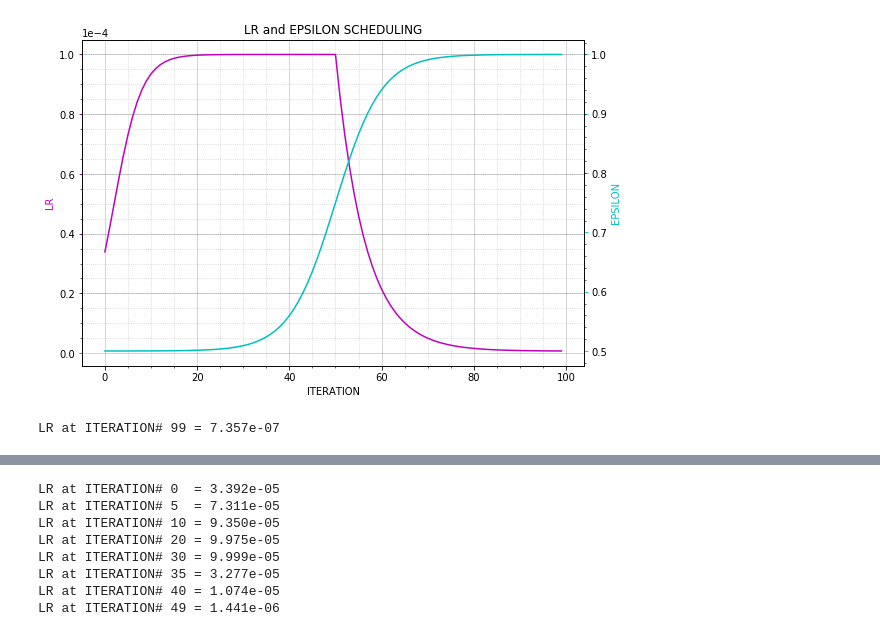
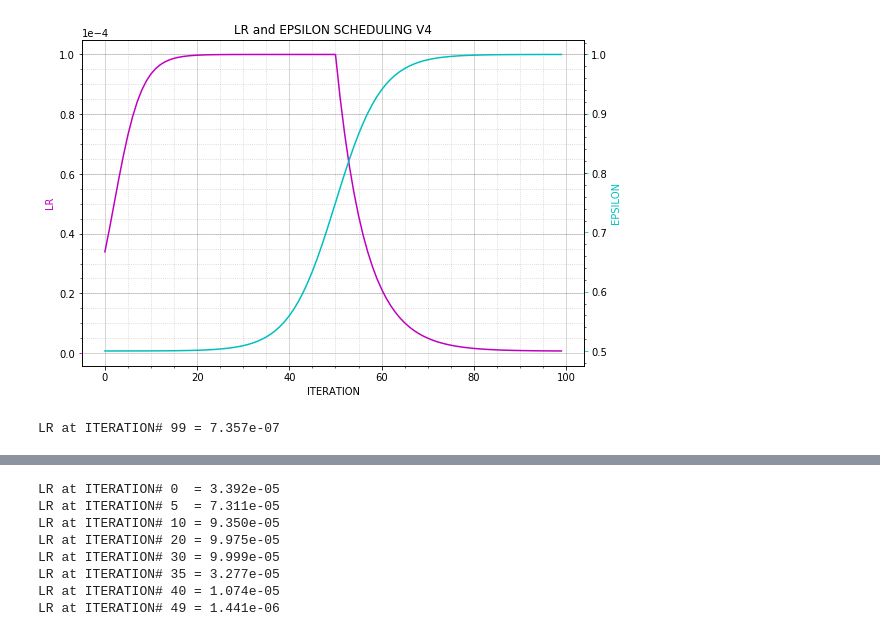
Before and after one commit to 5mali/no_spark, a Jupyter notebook: Graphs.ipynb, the cells around one changed output, grey strips where cells are left out. Cells and saved outputs as stored; diff of their text form; code cells hidden in the pictures.

```diff
--- a/Graphs.ipynb
+++ b/Graphs.ipynb
@@ -34,35 +34,35 @@ for iteration in np.arange(0,100):
 
     e =  e_start + (1-e_start)/(1 + np.exp(-(iteration-e_inflection_point)/e_slope))
     e_rec= np.append(e_rec,e)
 
 fig = plt.figure(figsize=(9,6))
 
 ax = fig.add_subplot(111)
-ax.set_title("LR and EPSILON SCHEDULING")
+ax.set_title("LR and EPSILON SCHEDULING V4")
 ax.set_xlabel("ITERATION")
 ax.set_ylabel("LR",      color = 'm')
 ax.plot(lr_rec,          color = 'm')
 ax.tick_params(axis='y', color = 'm')
 ax.ticklabel_format(style='sci', axis='y', scilimits=(-6,-7), color='m')
 ax.minorticks_on()
 
 ax.set_axisbelow(True)
 
 ax.grid(b=True, which='minor', linestyle=':',  color='k', alpha = 0.2)
 ax.grid(b=True, which='major', linestyle='-',  color='k', alpha = 0.2)
 
 
 ax_ = ax.twinx()
 ax_.set_ylabel("EPSILON", color = 'c')
 ax_.tick_params(axis='y', color = 'c')
 ax_.set_axisbelow(True)
 ax_.minorticks_on()
 ax_.plot(e_rec,           color = 'c')
 plt.show()
 
 print("LR at ITERATION# 99 = {:6.3e}".format(lr_rec[99]))
 # %% [output]
-[figure, old version]
+[figure, new version]
 LR at ITERATION# 99 = 7.357e-07
 # %%
 #LEARNING RATE VS EPSILON VERSION 3
```
Also changed, not shown: parts of 6 cells of this notebook, 12 other files.
